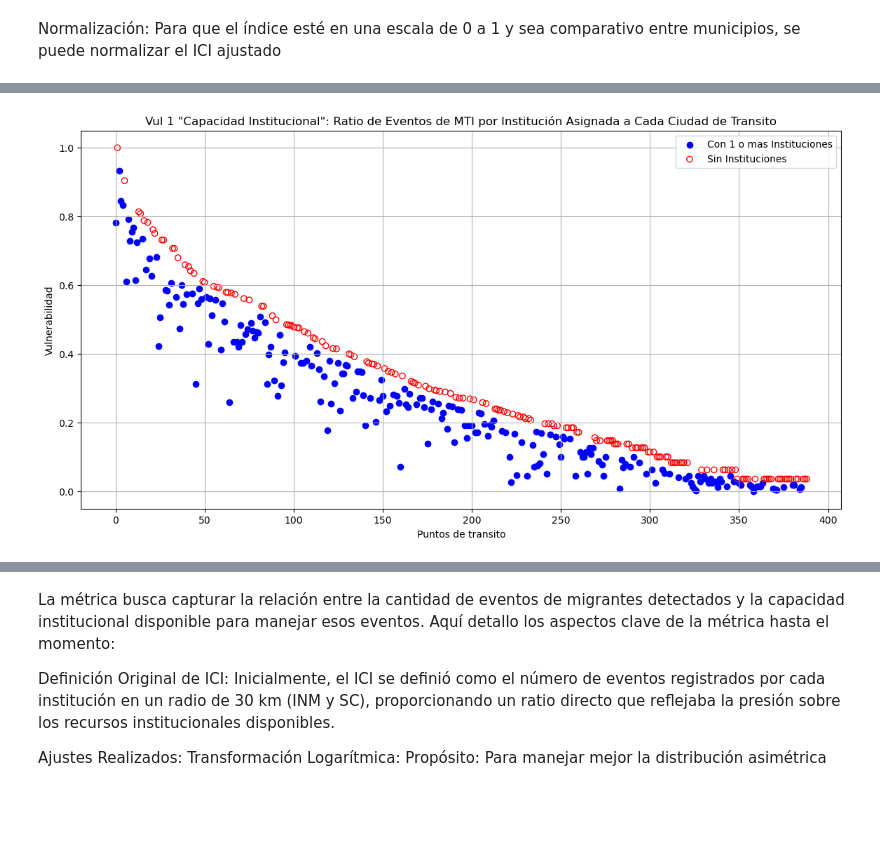
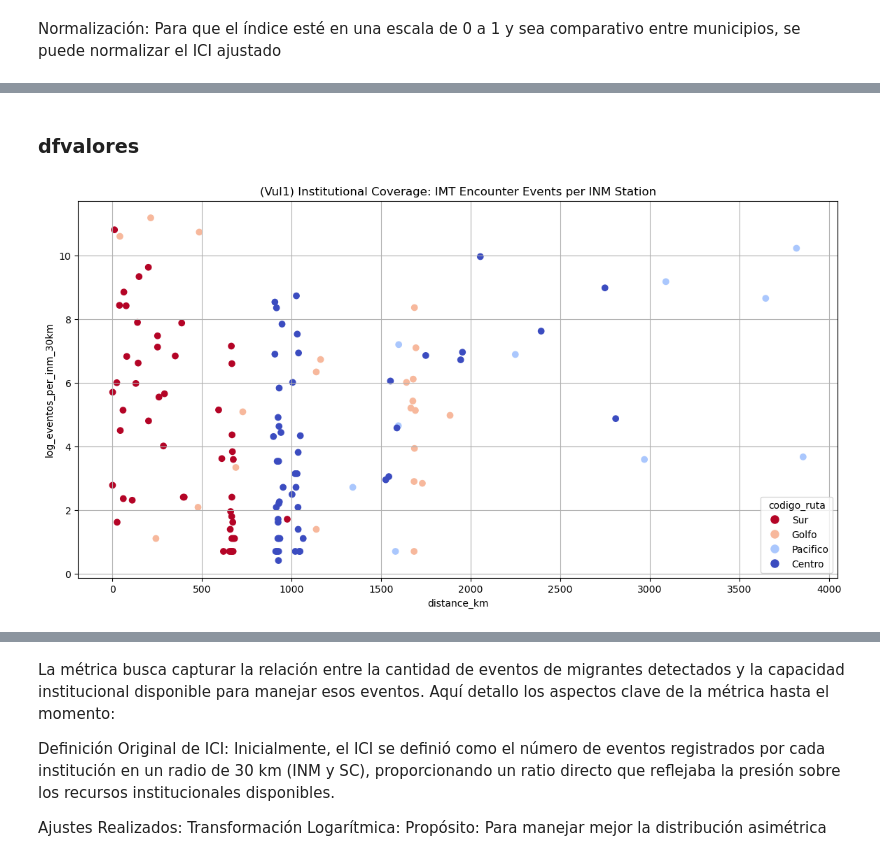
Before and after one commit to puriarter21/Mapa_Migracion_Irregular_Mexico, a Jupyter notebook: 1. Mapas/1. Mapas/Metodo_1/Articulo Mapping.ipynb, the cells around one changed output, grey strips where cells are left out. Saved outputs shown, nothing was run; the diff lists cells and outputs as text; code cells hidden in the pictures; blank space fills up the shorter version.

```diff
--- a/1. Mapas/1. Mapas/Metodo_1/Articulo Mapping.ipynb
+++ b/1. Mapas/1. Mapas/Metodo_1/Articulo Mapping.ipynb
@@ -27 +26,10 @@ Index(['nombre', 'ciudad', 'estado', 'latitud', 'longitud', 'codigo_ruta',
       dtype='object')
+# %%
+# Lista de columnas a mantener
+columnas_a_mantener = ['nombre', 'Ciudad', 'estado', 'geometry_xy', 'codigo_ruta',
+                       'ID_Poligono', 'codigo_unico', 'eventos', 'eventos_in_grid', 'inm_30km',
+                       'inm_in_grid', 'inm_in_estado', 'sc_30km', 'sc_in_grid', 'sc_in_estado',
+                       'distance_km', 'rellenado']
+
+# Filtrar el DataFrame para mantener solo las columnas especificadas
+dfvalores = dfvalores[columnas_a_mantener]
@@ -27,0 +93,3 @@ Index(['nombre', 'ciudad', 'estado', 'latitud', 'longitud', 'codigo_ruta',
+# %%
+# Google Maps API key
+api_key = ''
@@ -58,7 +262,0 @@ dfvalores['norm_log_eventos_per_total_30km'] = (dfvalores['log_eventos_per_total
-# %%
-# Suponiendo que dfvalores es tu DataFrame y ya tiene las columnas 'inm_30km' y 'sc_30km'
-dfvalores['tiene_inst'] = ((dfvalores['inm_30km'] > 0) | (dfvalores['sc_30km'] > 0)).astype(int)
-
-# Esto crea la columna 'tiene_inst' donde:
-# - 0 indica que no hay instituciones (ambas columnas son 0).
-# - 1 indica que hay al menos una institución (cualquiera de las columnas es mayor que 0).
@@ -77,28 +277,38 @@ df_reducido = dfvalores.drop(columns=columnas_a_excluir)
+# %% [markdown]
+### dfvalores
 # %%
 import matplotlib.pyplot as plt
 
 # Configurar el tamaño de la figura según sea necesario
 plt.figure(figsize=(14, 7))
 
-# Filtrar los datos basados en la presencia de instituciones y graficar
-# Puntos con instituciones
-mask = dfvalores['tiene_inst'] == 1
-plt.scatter(dfvalores[mask].index, dfvalores[mask]['norm_log_eventos_per_total_30km'],
-            label='Con 1 o mas Instituciones', color='blue', marker='o')
+# Obtener los valores únicos de la columna 'codigo_ruta'
+unique_routes = dfvalores['region'].unique()
 
-# Puntos sin instituciones (círculos vacíos)
-mask = dfvalores['tiene_inst'] == 0
-plt.scatter(dfvalores[mask].index, dfvalores[mask]['norm_log_eventos_per_total_30km'],
-            label='Sin Instituciones', facecolors='none', edgecolors='red', marker='o')
+# Crear un mapa de colores basado en el número de rutas únicas
+colormap = plt.cm.get_cmap('coolwarm_r', len(unique_routes))
+
+# Crear un diccionario para asignar un color a cada ruta
+route_colors = {route: colormap(i) for i, route in enumerate(unique_routes)}
+
+# Asignar colores a cada punto basado en su 'codigo_ruta'
+colors = dfvalores['region'].map(route_colors)
+
+# Graficar cada punto con el color correspondiente a su 'codigo_ruta'
+plt.scatter(dfvalores['distance_km'], dfvalores['log_eventos_per_inm_30km'],
+            c=colors, marker='o', label='Data points colored by codigo_ruta')
 
 # Añadir detalles al gráfico
-plt.title('Vul 1 "Capacidad Institucional": Ratio de Eventos de MTI por Institución Asignada a Cada Ciudad de Transito')
-plt.xlabel('Puntos de transito')
-plt.ylabel('Vulnerabilidad')
-plt.legend()  # Añadir leyenda para identificar cada tipo de punto
+plt.title('(Vul1) Institutional Coverage: IMT Encounter Events per INM Station')
+plt.xlabel('distance_km')
+plt.ylabel('log_eventos_per_inm_30km')
 plt.grid(True)  # Añadir una cuadrícula para mejorar la legibilidad
+
+# Crear una leyenda
+handles = [plt.Line2D([0], [0], marker='o', color='w', markerfacecolor=colormap(i), markersize=10, label=route) for i, route in enumerate(unique_routes)]
+plt.legend(handles=handles, title='codigo_ruta')
 
 # Mostrar la gráfica
 plt.show()
 # %% [output]
-[figure, old version]
+[figure, new version]
```
Also changed, not shown: parts of 38 cells of this notebook, 12 other files.
